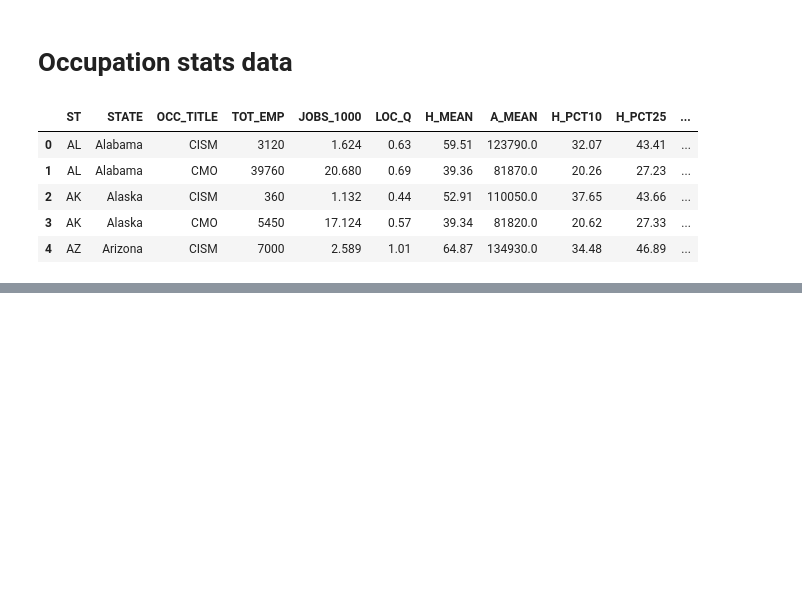
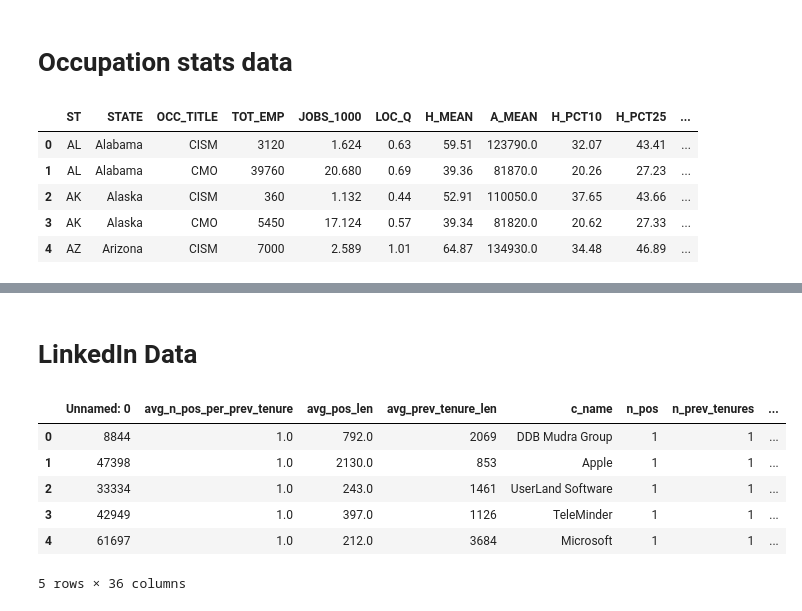
Before and after one commit to themarylin/Perfect-Career-Builder, a Jupyter notebook: data/data_cleaning.ipynb, the cells around one changed output, grey strips where cells are left out. Saved outputs shown, nothing was run; the diff lists cells and outputs as text; code cells hidden in the pictures; blank space fills up the shorter version.

Commit message:
update linkedin route

```diff
--- a/data/data_cleaning.ipynb
+++ b/data/data_cleaning.ipynb
@@ -247,3 +245,18 @@ occu_df
 | 53 | WY | Wyoming | 2860 | 10.652 | 0.62 | 39.130000 | 81390.000000 | 25.085000 | 29.190000 | 36.705000 | 45.330000 | ... |
 # %%
 occu_df.to_sql('occupation-stats', con=engine)
+# %% [markdown]
+# LinkedIn Data
+# %%
+ln = 'linkedin.csv'
+# %%
+ln_df = pd.read_csv(ln,encoding = "ISO-8859-16")
+ln_df.head()
+# %% [output]
+|  | Unnamed: 0 | avg_n_pos_per_prev_tenure | avg_pos_len | avg_prev_tenure_len | c_name | n_pos | n_prev_tenures | ... |
+| 0 | 8844 | 1.0 | 792.0 | 2069 | DDB Mudra Group | 1 | 1 | ... |
+| 1 | 47398 | 1.0 | 2130.0 | 853 | Apple | 1 | 1 | ... |
+| 2 | 33334 | 1.0 | 243.0 | 1461 | UserLand Software | 1 | 1 | ... |
+| 3 | 42949 | 1.0 | 397.0 | 1126 | TeleMinder | 1 | 1 | ... |
+| 4 | 61697 | 1.0 | 212.0 | 3684 | Microsoft | 1 | 1 | ... |
+5 rows × 36 columns
```
Also changed, not shown: parts of 4 cells of this notebook, 3 other files.
